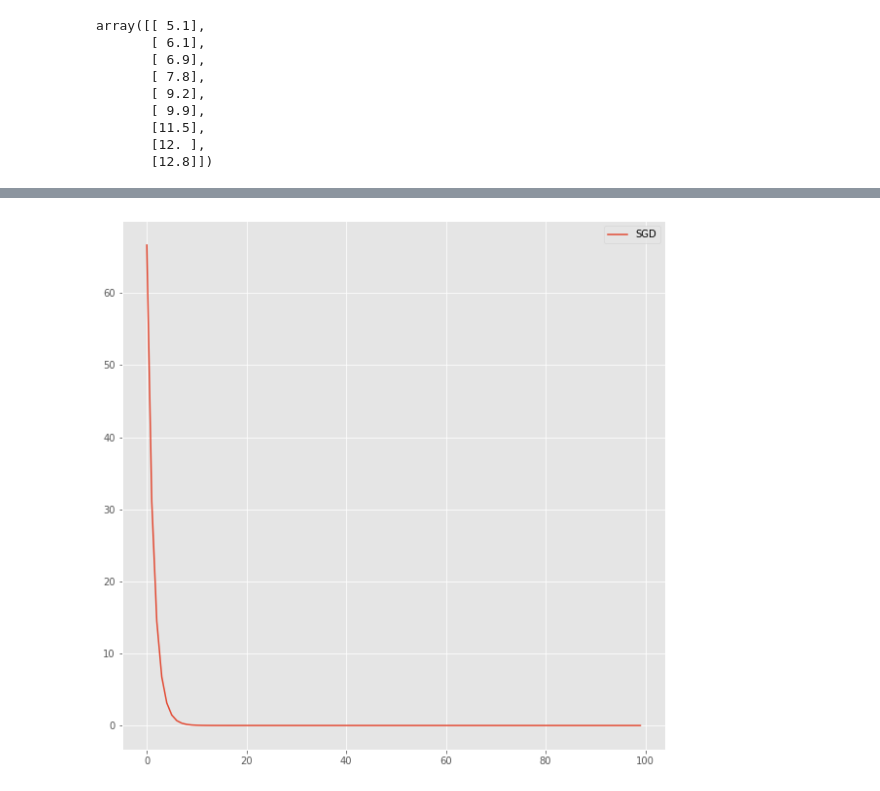
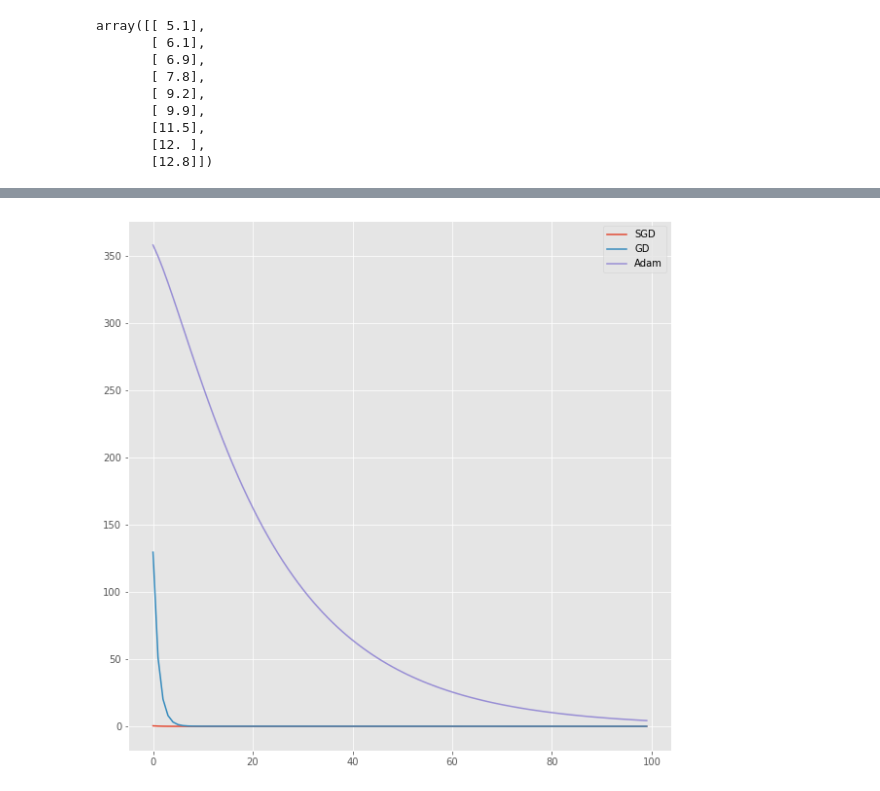
Before and after one commit to HarishBachu/NNDL, a Jupyter notebook: Assignment2/Q1.ipynb, the cells around one changed output, grey strips where cells are left out. Cells and saved outputs as stored; diff of their text form; code cells hidden in the pictures.

```diff
--- a/Assignment2/Q1.ipynb
+++ b/Assignment2/Q1.ipynb
@@ -98,14 +133,24 @@ W_sgd = np.random.randn(2, 1)
 lossHist_sgd = []
 weightHist_sgd = []
 for epoch in range(epochs):
-    W_sgd, J = stochastic_gradient_descent(X, Y, W_sgd, lr)
+    W_sgd, J= stochastic_gradient_descent(X, Y, W_sgd, lr)
     lossHist_sgd.append(J)
     weightHist_sgd.append(W_sgd.copy())
+
+
+W_adam_gd = np.random.randn(2, 1)
+lossHist_adam = []
+weightHist_adam = []
+for epoch in range(epochs):
+    W_adam_gd, j, adam_params = adam_gd(X, Y, W_adam_gd, adam_params, lr)
+    lossHist_adam.append(j)
+    weightHist_adam.append(W_adam_gd.copy())
 # %%
 plt.figure(figsize = (10, 10))
 plt.plot(lossHist_sgd[:100], label = "SGD")
 plt.plot(lossHist_gradient_descent[:100], label = "GD")
+plt.plot(lossHist_adam[:100], label = "Adam")
 plt.legend()
 plt.show()
 # %% [output]
-[figure, old version]
+[figure, new version]
```
Also changed, not shown: parts of 4 cells of this notebook, 4 other files.
